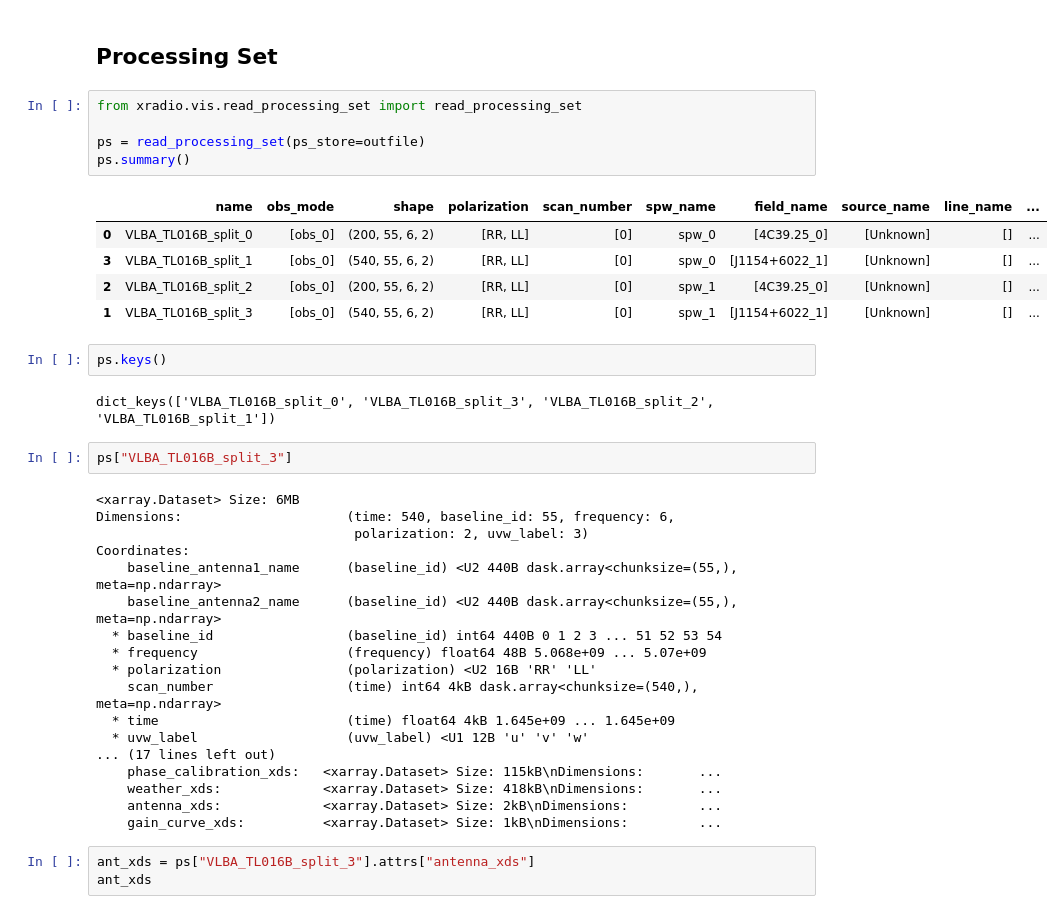
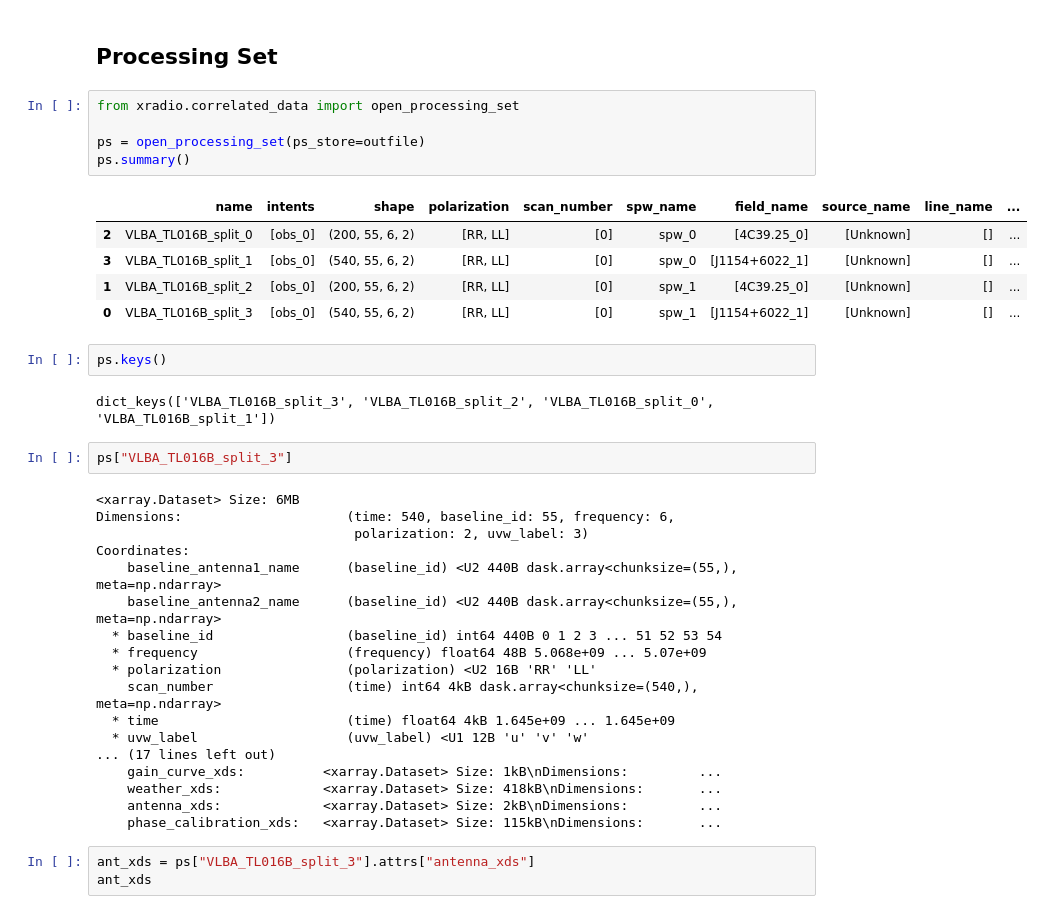
Before and after one commit to casangi/xradio, a Jupyter notebook: docs/source/correlated_data/guides/VLBA.ipynb, the cells around one changed output. Drawn from its saved outputs; the diff is of its cells as text.

Commit message:
Fix VLBA guide

```diff
--- a/docs/source/correlated_data/guides/VLBA.ipynb
+++ b/docs/source/correlated_data/guides/VLBA.ipynb
@@ -69,20 +70,20 @@ convert_msv2_to_processing_set(
 # %% [markdown]
 ## Processing Set
 # %%
-from xradio.vis.read_processing_set import read_processing_set
+from xradio.correlated_data import open_processing_set
 
-ps = read_processing_set(ps_store=outfile)
+ps = open_processing_set(ps_store=outfile)
 ps.summary()
 # %% [output]
-|  | name | obs_mode | shape | polarization | scan_number | spw_name | field_name | source_name | line_name | ... |
-| 0 | VLBA_TL016B_split_0 | [obs_0] | (200, 55, 6, 2) | [RR, LL] | [0] | spw_0 | [4C39.25_0] | [Unknown] | [] | ... |
+|  | name | intents | shape | polarization | scan_number | spw_name | field_name | source_name | line_name | ... |
+| 2 | VLBA_TL016B_split_0 | [obs_0] | (200, 55, 6, 2) | [RR, LL] | [0] | spw_0 | [4C39.25_0] | [Unknown] | [] | ... |
 | 3 | VLBA_TL016B_split_1 | [obs_0] | (540, 55, 6, 2) | [RR, LL] | [0] | spw_0 | [J1154+6022_1] | [Unknown] | [] | ... |
-| 2 | VLBA_TL016B_split_2 | [obs_0] | (200, 55, 6, 2) | [RR, LL] | [0] | spw_1 | [4C39.25_0] | [Unknown] | [] | ... |
-| 1 | VLBA_TL016B_split_3 | [obs_0] | (540, 55, 6, 2) | [RR, LL] | [0] | spw_1 | [J1154+6022_1] | [Unknown] | [] | ... |
+| 1 | VLBA_TL016B_split_2 | [obs_0] | (200, 55, 6, 2) | [RR, LL] | [0] | spw_1 | [4C39.25_0] | [Unknown] | [] | ... |
+| 0 | VLBA_TL016B_split_3 | [obs_0] | (540, 55, 6, 2) | [RR, LL] | [0] | spw_1 | [J1154+6022_1] | [Unknown] | [] | ... |
 # %%
 ps.keys()
 # %% [output]
-dict_keys(['VLBA_TL016B_split_0', 'VLBA_TL016B_split_3', 'VLBA_TL016B_split_2', 'VLBA_TL016B_split_1'])
+dict_keys(['VLBA_TL016B_split_3', 'VLBA_TL016B_split_2', 'VLBA_TL016B_split_0', 'VLBA_TL016B_split_1'])
 # %%
 ps["VLBA_TL016B_split_3"]
 # %% [output]
@@ -99,10 +100,10 @@ Coordinates:
   * time                        (time) float64 4kB 1.645e+09 ... 1.645e+09
   * uvw_label                   (uvw_label) <U1 12B 'u' 'v' 'w'
 ... (17 lines left out)
-    phase_calibration_xds:   <xarray.Dataset> Size: 115kB\nDimensions:       ...
+    gain_curve_xds:          <xarray.Dataset> Size: 1kB\nDimensions:         ...
     weather_xds:             <xarray.Dataset> Size: 418kB\nDimensions:       ...
     antenna_xds:             <xarray.Dataset> Size: 2kB\nDimensions:         ...
-    gain_curve_xds:          <xarray.Dataset> Size: 1kB\nDimensions:         ...
+    phase_calibration_xds:   <xarray.Dataset> Size: 115kB\nDimensions:       ...
 # %%
 ant_xds = ps["VLBA_TL016B_split_3"].attrs["antenna_xds"]
 ant_xds
```
Also changed, not shown: parts of 2 cells of this notebook.
